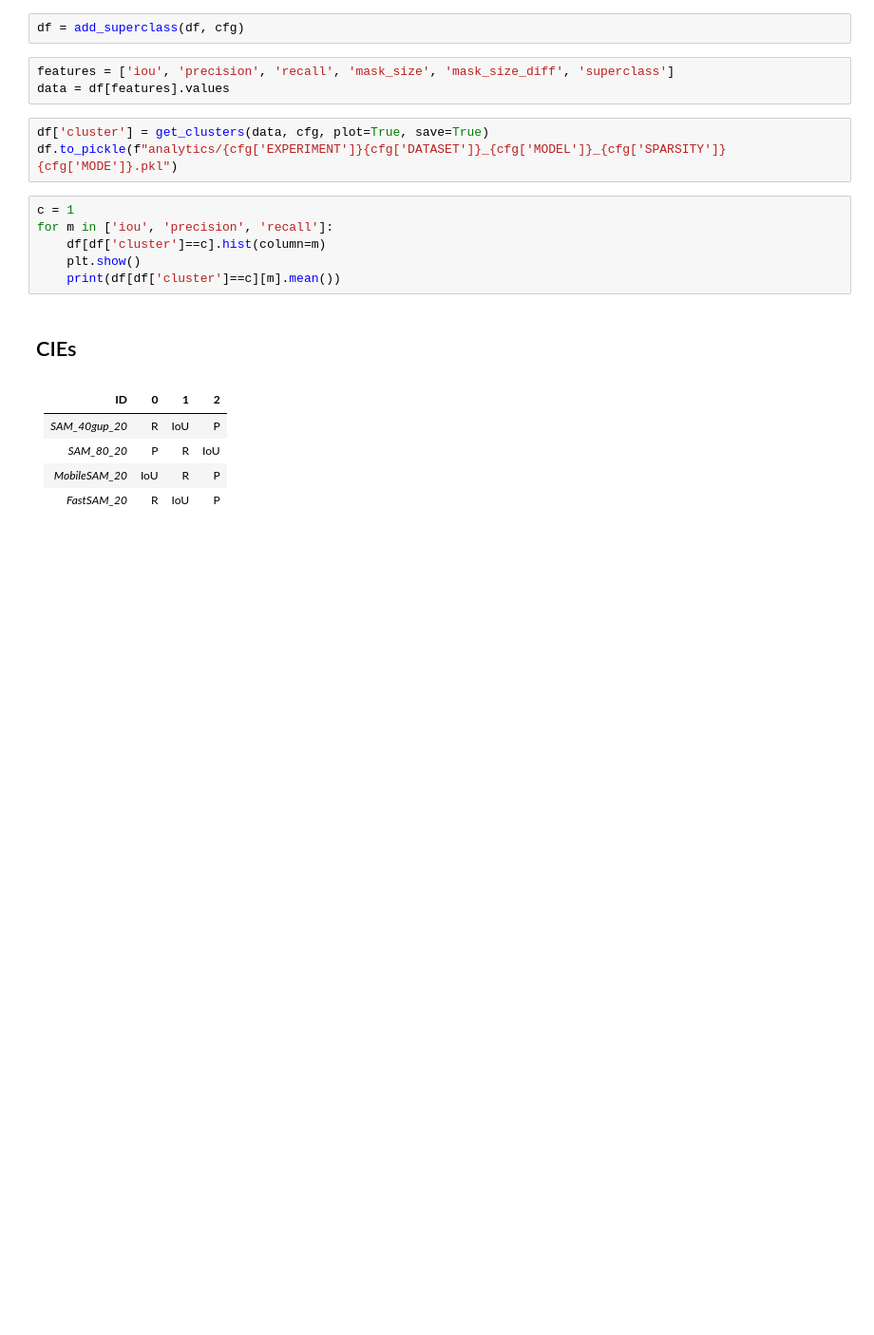
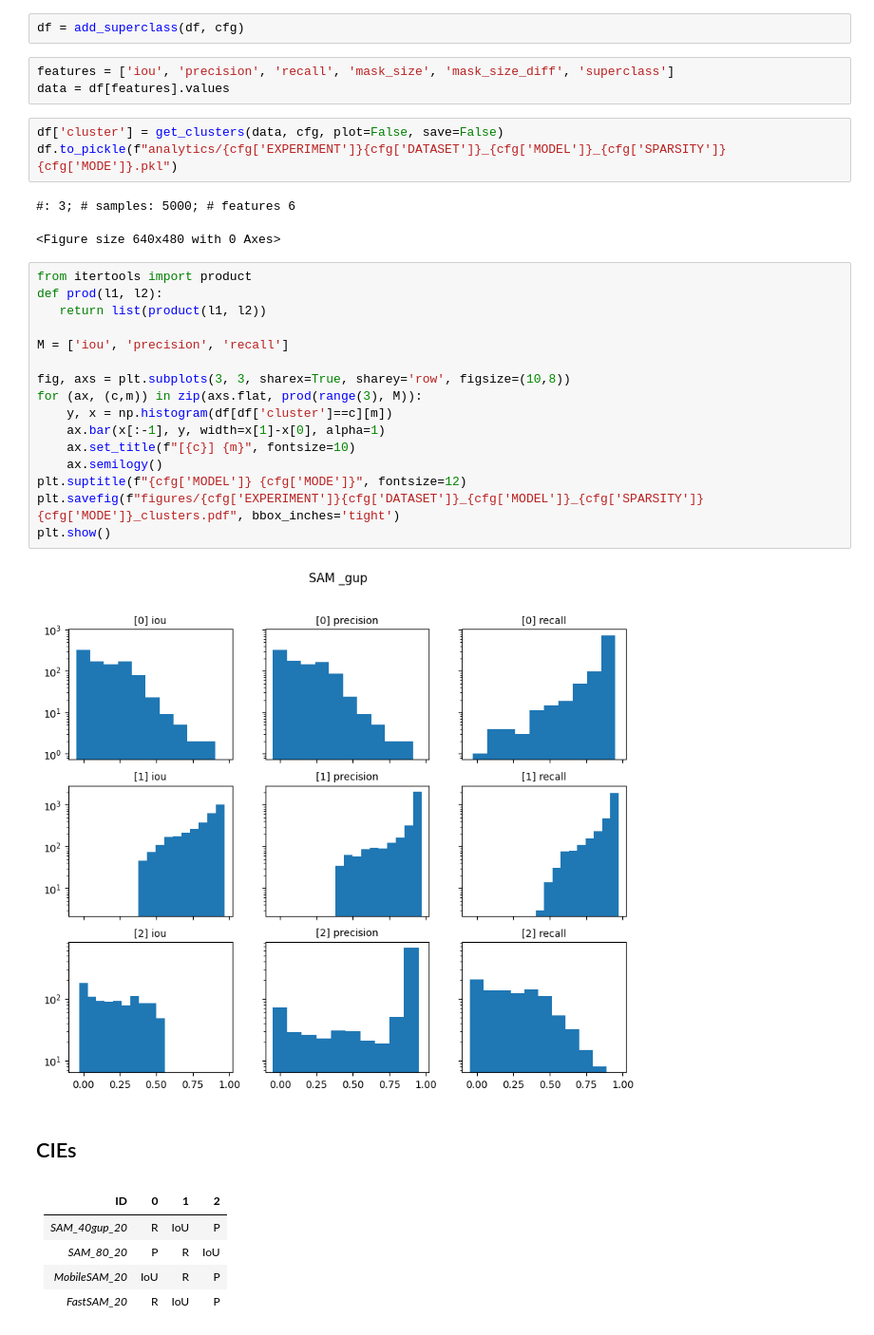
Before and after one commit to simoneangarano/BenchSAM, a Jupyter notebook: Analysis.ipynb, the cells around one changed output. Shown: that part at 95% size. Saved outputs shown, nothing was run; the diff lists cells and outputs as text; blank space fills up the shorter version.

```diff
--- a/Analysis.ipynb
+++ b/Analysis.ipynb
@@ -243,14 +252,29 @@ df = add_superclass(df, cfg)
 features = ['iou', 'precision', 'recall', 'mask_size', 'mask_size_diff', 'superclass']
 data = df[features].values
 # %%
-df['cluster'] = get_clusters(data, cfg, plot=True, save=True)
+df['cluster'] = get_clusters(data, cfg, plot=False, save=False)
 df.to_pickle(f"analytics/{cfg['EXPERIMENT']}{cfg['DATASET']}_{cfg['MODEL']}_{cfg['SPARSITY']}{cfg['MODE']}.pkl")
+# %% [output]
+#: 3; # samples: 5000; # features 6
+<Figure size 640x480 with 0 Axes>
-# %%
-c = 1
-for m in ['iou', 'precision', 'recall']:
-    df[df['cluster']==c].hist(column=m)
-    plt.show()
-    print(df[df['cluster']==c][m].mean())
+# %%
+from itertools import product
+def prod(l1, l2):
+   return list(product(l1, l2))
+
+M = ['iou', 'precision', 'recall']
+
+fig, axs = plt.subplots(3, 3, sharex=True, sharey='row', figsize=(10,8))
+for (ax, (c,m)) in zip(axs.flat, prod(range(3), M)):
+    y, x = np.histogram(df[df['cluster']==c][m])
+    ax.bar(x[:-1], y, width=x[1]-x[0], alpha=1)
+    ax.set_title(f"[{c}] {m}", fontsize=10)
+    ax.semilogy()
+plt.suptitle(f"{cfg['MODEL']} {cfg['MODE']}", fontsize=12)
+plt.savefig(f"figures/{cfg['EXPERIMENT']}{cfg['DATASET']}_{cfg['MODEL']}_{cfg['SPARSITY']}{cfg['MODE']}_clusters.pdf", bbox_inches='tight')
+plt.show()
+# %% [output]
+[figure, added]
 # %% [markdown]
 ## CIEs
 # %% [markdown]
```
Also changed, not shown: parts of 3 cells of this notebook, 6 other files.
